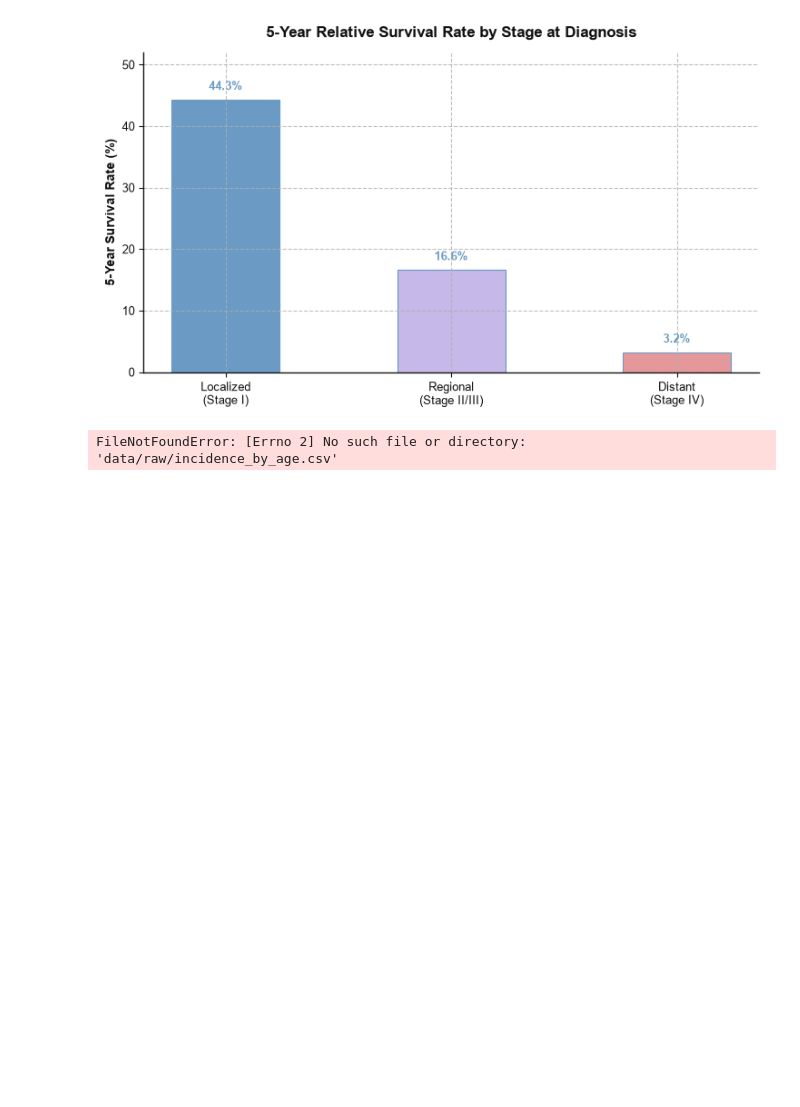
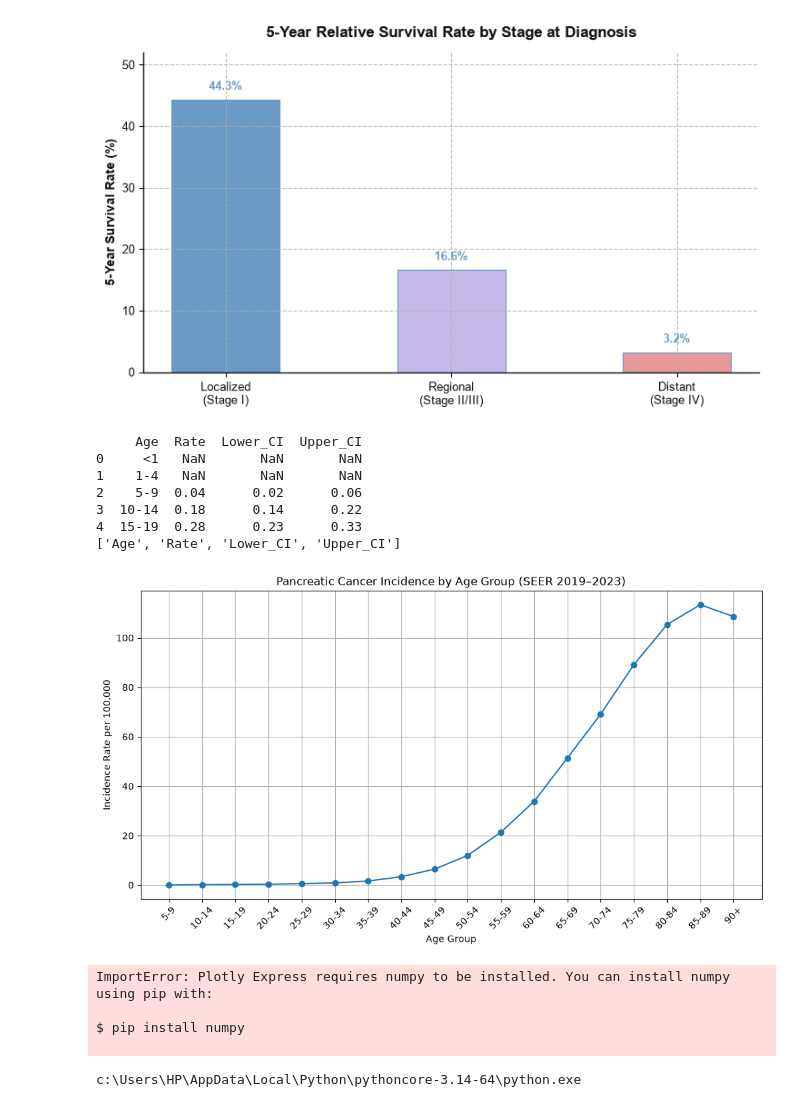
Before and after one commit to Parthiv-VN/Parthiv-VN.github.io, a Jupyter notebook: notebooks/pancreatic_cancer_analysis.ipynb, the cells around one changed output. Saved outputs shown, nothing was run; the diff lists cells and outputs as text; code cells hidden in the pictures; blank space fills up the shorter version.

```diff
--- a/notebooks/pancreatic_cancer_analysis.ipynb
+++ b/notebooks/pancreatic_cancer_analysis.ipynb
@@ -425,30 +425,47 @@ plt.show()
 # %%
 import pandas as pd
 
-age_df = "../data/raw/incidence_by_age.csv"
+age_path = "../data/raw/incidence_by_age.csv"
+
+age_df = pd.read_csv(age_path)
 
 print(age_df.head())
 print(age_df.columns.tolist())
+
+age_df = age_df.replace("", pd.NA)
 # %% [output]
-FileNotFoundError: [Errno 2] No such file or directory: 'data/raw/incidence_by_age.csv'
+     Age  Rate  Lower_CI  Upper_CI
+0     <1   NaN       NaN       NaN
+1    1-4   NaN       NaN       NaN
+2    5-9  0.04      0.02      0.06
+3  10-14  0.18      0.14      0.22
+4  15-19  0.28      0.23      0.33
+['Age', 'Rate', 'Lower_CI', 'Upper_CI']
 # %%
-plt.figure(figsize=(10, 6))
+import matplotlib.pyplot as plt
 
-plt.bar(
-    age_df["Age Group"],
-    age_df["Incidence Rate"]
-)
+plt.figure(figsize=(12,6))
+plt.plot(age_df["Age"], age_df["Rate"], marker="o")
 
-plt.title("Pancreatic Cancer Incidence by Age Group")
+plt.title("Pancreatic Cancer Incidence by Age Group (SEER 2019–2023)")
 plt.xlabel("Age Group")
 plt.ylabel("Incidence Rate per 100,000")
 plt.xticks(rotation=45)
-plt.tight_layout()
-
-plt.savefig(
-    "figures/incidence_by_age.png",
-    dpi=300,
-    bbox_inches="tight"
-)
+plt.grid(True)
 
 plt.show()
+# %% [output]
+[figure, added]
+# %%
+import plotly.express as px
+print("Plotly is working!")
+# %% [output]
+ImportError: Plotly Express requires numpy to be installed. You can install numpy using pip with:
+
+$ pip install numpy
+
+# %%
+import sys
+print(sys.executable)
+# %% [output]
+c:\Users\HP\AppData\Local\Python\pythoncore-3.14-64\python.exe
```
Also changed, not shown: 1 other file.
